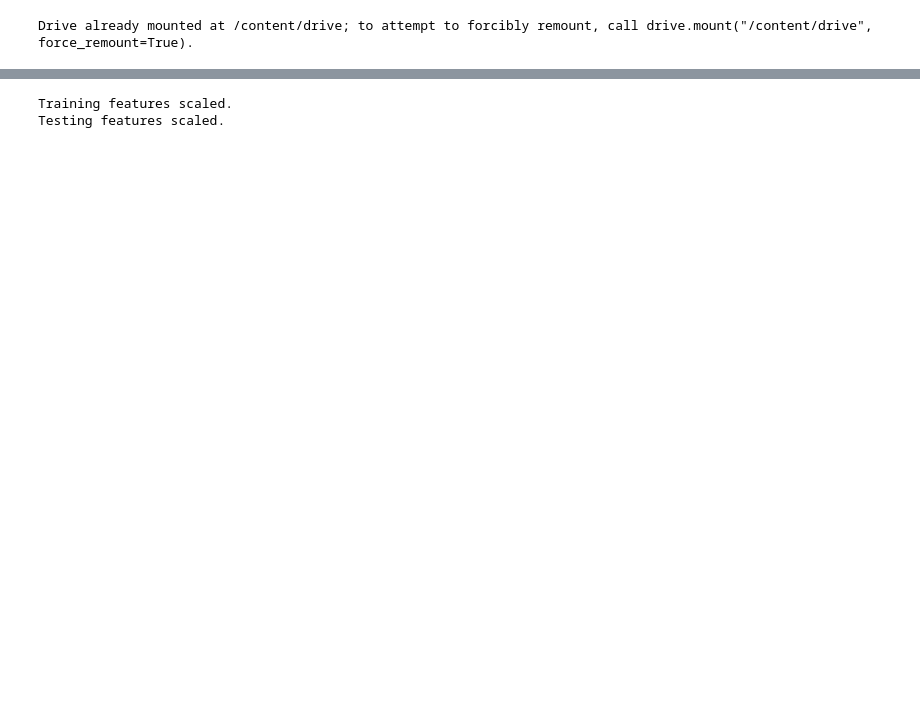
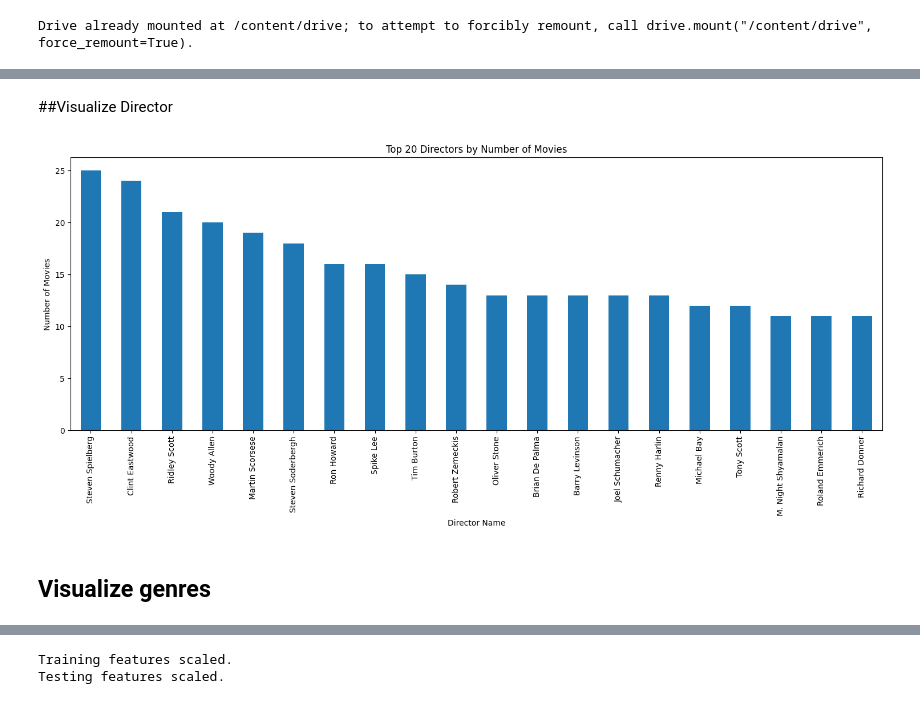
Before and after one commit to Emman-sys/MovieAI, a Jupyter notebook: EmmanuellePranada.ipynb, the cells around one changed output, grey strips where cells are left out. Cells and saved outputs as stored; diff of their text form; code cells hidden in the pictures; blank space fills up the shorter version.

```diff
--- a/EmmanuellePranada.ipynb
+++ b/EmmanuellePranada.ipynb
@@ -120,3 +128,21 @@ Generate a bar plot to visualize the distribution of genres based on the tallied
+# %% [markdown]
+##Visualize Director
+# %%
+import matplotlib.pyplot as plt
+
+top_n = 20
+plt.figure(figsize=(15, 7))
+director_counts.head(top_n).plot(kind='bar')
+plt.title(f'Top {top_n} Directors by Number of Movies')
+plt.xlabel('Director Name')
+plt.ylabel('Number of Movies')
+plt.xticks(rotation=90)
+plt.tight_layout()
+plt.show()
+# %% [output]
+[figure, added]
+# %% [markdown]
+## Visualize genres
 # %%
 import matplotlib.pyplot as plt
 
```
Also changed, not shown: parts of 55 cells of this notebook.
